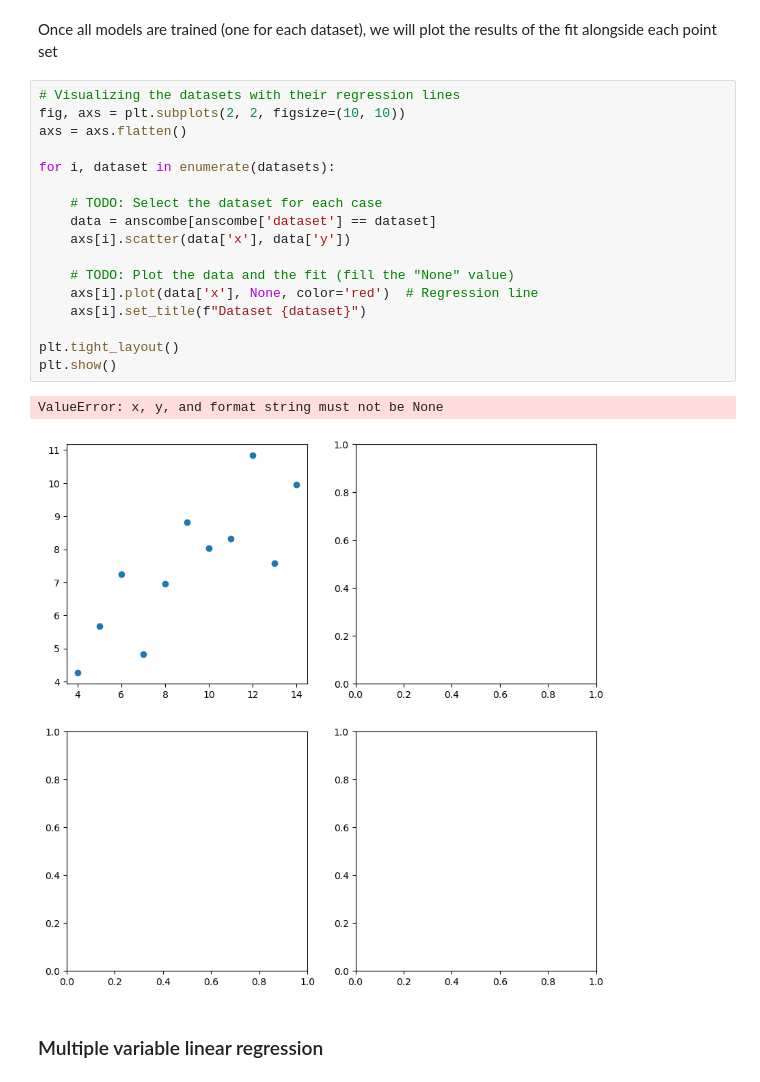
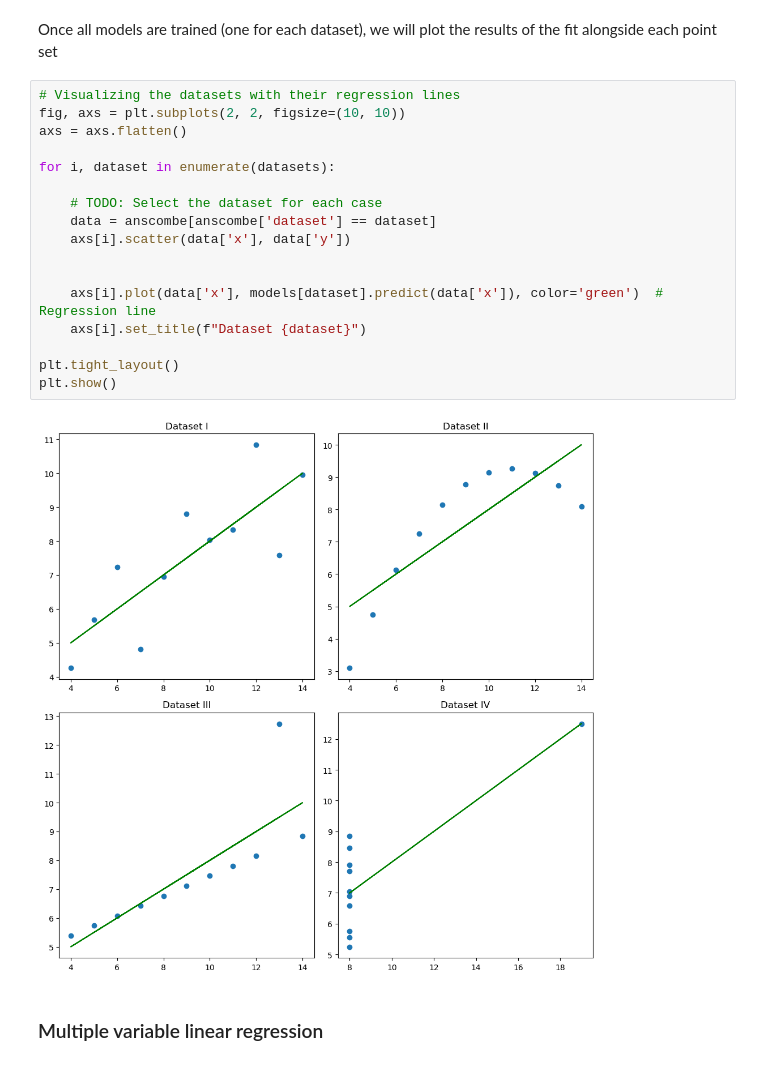
Before and after one commit to ICAI-IMAT-ML/p2-3-berasteguip, a Jupyter notebook: notebook/Lab_2_3_LinearRegression.ipynb, the cells around one changed output. Saved outputs shown, nothing was run; the diff lists cells and outputs as text.

```diff
--- a/notebook/Lab_2_3_LinearRegression.ipynb
+++ b/notebook/Lab_2_3_LinearRegression.ipynb
@@ -86,23 +86,22 @@ Once all models are trained (one for each dataset), we will plot the results of
 # %%
 # Visualizing the datasets with their regression lines
 fig, axs = plt.subplots(2, 2, figsize=(10, 10))
 axs = axs.flatten()
 
 for i, dataset in enumerate(datasets):
 
     # TODO: Select the dataset for each case
     data = anscombe[anscombe['dataset'] == dataset]
     axs[i].scatter(data['x'], data['y'])
 
-    # TODO: Plot the data and the fit (fill the "None" value)
-    axs[i].plot(data['x'], None, color='red')  # Regression line
+
+    axs[i].plot(data['x'], models[dataset].predict(data['x']), color='green')  # Regression line
     axs[i].set_title(f"Dataset {dataset}")
 
 plt.tight_layout()
 plt.show()
 # %% [output]
-ValueError: x, y, and format string must not be None
-[figure, old version]
+[figure, new version]
 # %% [markdown]
 ### Multiple variable linear regression
 # %% [markdown]
```
Also changed, not shown: parts of 1 cell of this notebook.
